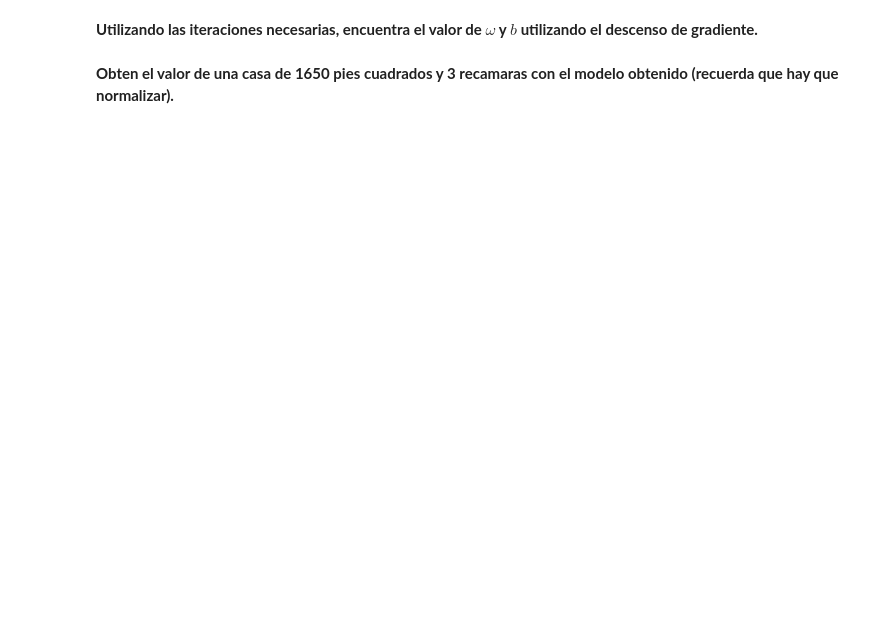
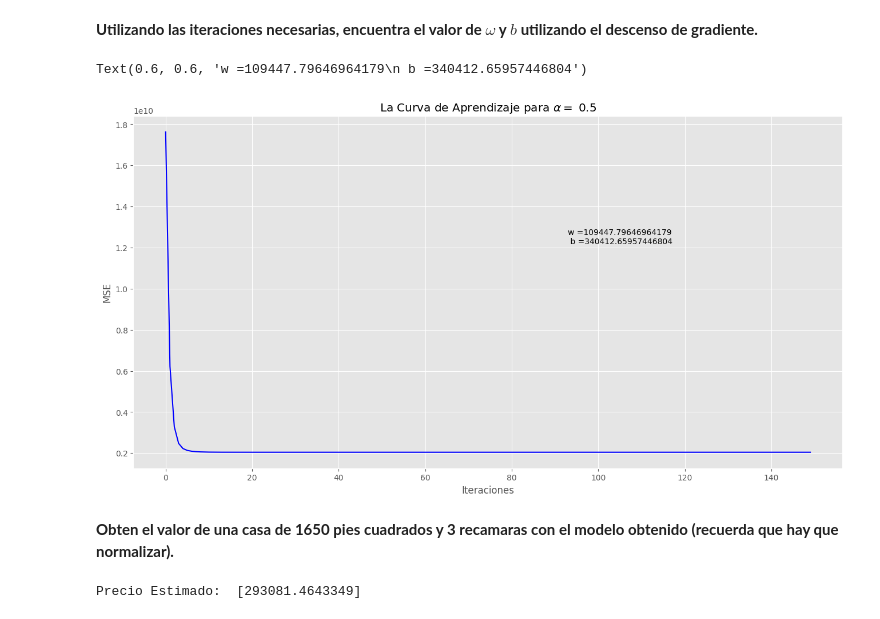
Before and after one commit to MelyGM/Aprendizaje-2026, a Jupyter notebook: reg_lineal.ipynb, the cells around one changed output. Saved outputs shown, nothing was run; the diff lists cells and outputs as text; code cells hidden in the pictures; blank space fills up the shorter version.

```diff
--- a/reg_lineal.ipynb
+++ b/reg_lineal.ipynb
@@ -332,16 +369,19 @@ plt.ylabel('MSE')
 # %% [markdown]
 **Utilizando las iteraciones necesarias, encuentra el valor de $\omega$ y $b$ utilizando el descenso de gradiente.**
 # %%
-num_iters = None
+num_iters = 150
 
-alpha = None
+alpha = 0.5
 
 w, b, mse_hist = descenso_gradiente_lotes(x_norm, y, w_ini, b_ini, alpha, num_iters)
 
 plt.title(r"La Curva de Aprendizaje para $\alpha =$ " + str(alpha))
 plt.plot(mse_hist, '-b')
 plt.xlabel('Iteraciones')
 plt.ylabel('MSE')
 plt.figtext(x = 0.6, y = 0.6, s = "w ={}\n b ={}".format(w[0], b))
+# %% [output]
+Text(0.6, 0.6, 'w =109447.79646964179\n b =340412.65957446804')
+[figure, added]
 # %% [markdown]
 **Obten el valor de una casa de 1650 pies cuadrados y 3 recamaras con el modelo obtenido (recuerda que hay que normalizar).**
@@ -355,0 +388,9 @@ print("Precio Estimado: ", y_est)
+# %%
+x = np.array([[1650,3]])
+x_norm = normaliza(x, medias, desviaciones)
+
+y_est = x_norm @ w + b
+
+print("Precio Estimado: ", y_est)
+# %% [output]
+Precio Estimado:  [293081.4643349]
```
Also changed, not shown: parts of 13 cells of this notebook.
